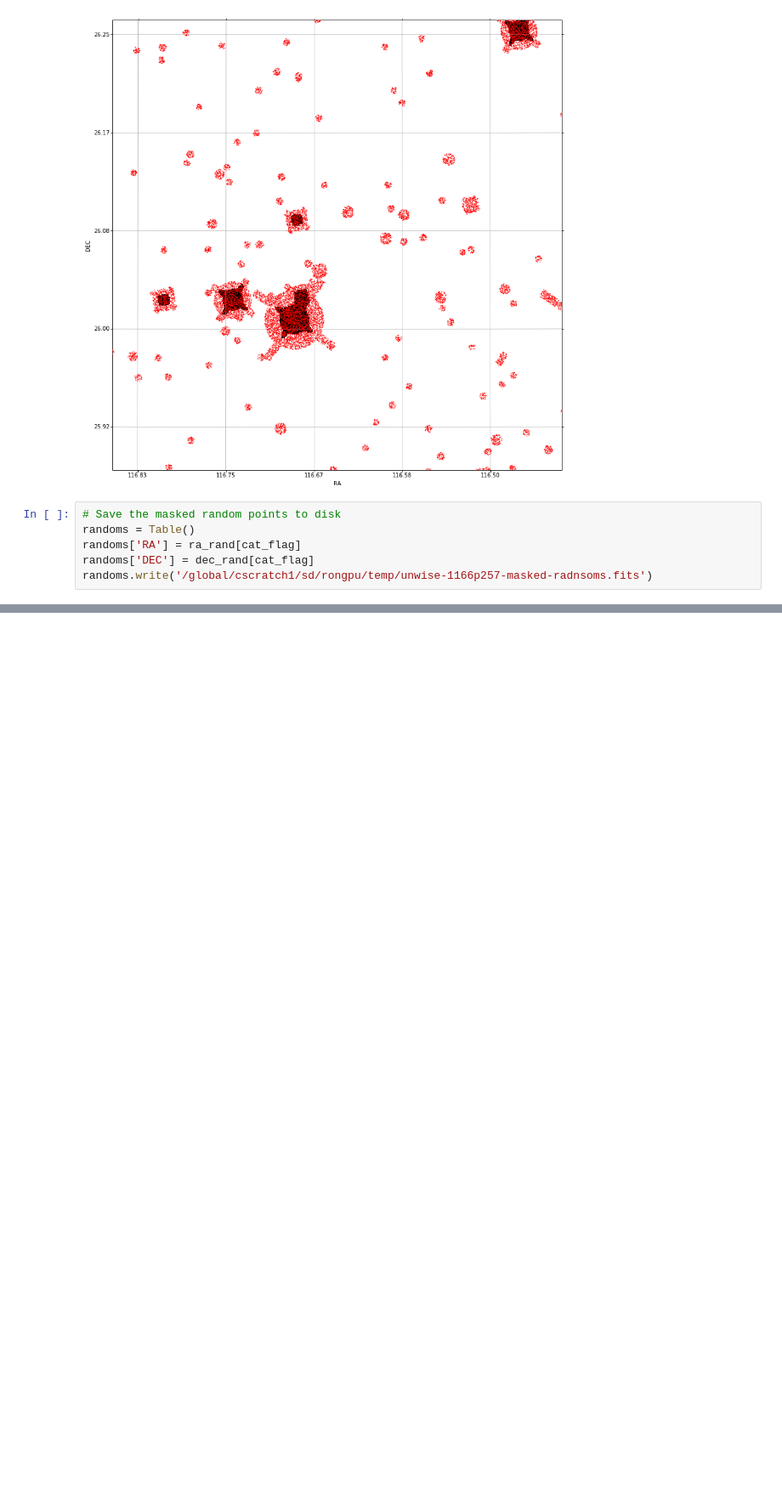
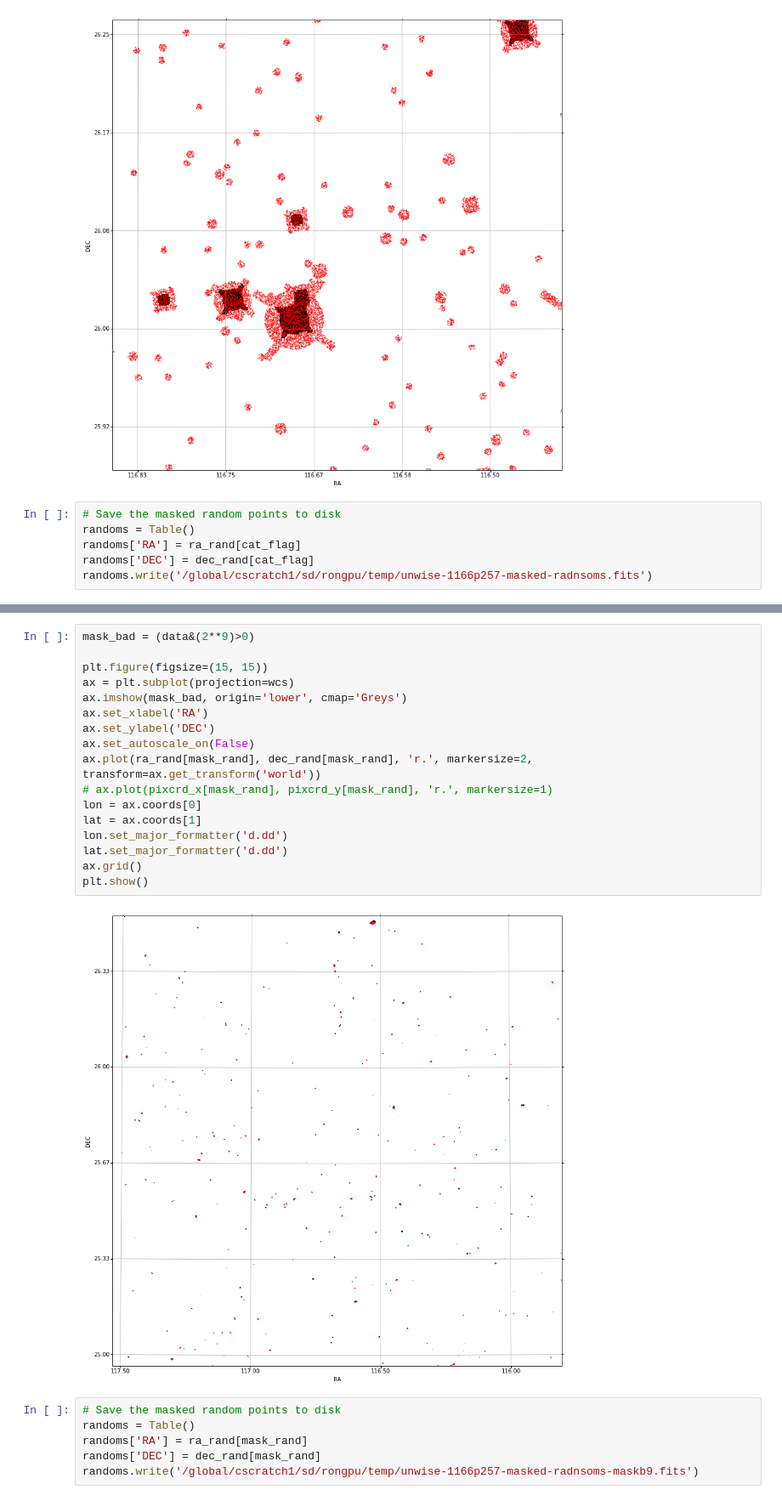
Before and after one commit to rongpu/wise-mask-query, a Jupyter notebook: notebooks/wise_mask_comparison.ipynb, the cells around one changed output, grey strips where cells are left out. Shown at 85% size. Cells and saved outputs as stored; diff of their text form; blank space fills up the shorter version.

Commit message:
add plots

```diff
--- a/notebooks/wise_mask_comparison.ipynb
+++ b/notebooks/wise_mask_comparison.ipynb
@@ -235,0 +298,25 @@ randoms.write('/global/cscratch1/sd/rongpu/temp/unwise-1166p257-masked-radnsoms.
+# %%
+mask_bad = (data&(2**9)>0)
+
+plt.figure(figsize=(15, 15))
+ax = plt.subplot(projection=wcs)
+ax.imshow(mask_bad, origin='lower', cmap='Greys')
+ax.set_xlabel('RA')
+ax.set_ylabel('DEC')
+ax.set_autoscale_on(False)
+ax.plot(ra_rand[mask_rand], dec_rand[mask_rand], 'r.', markersize=2, transform=ax.get_transform('world'))
+# ax.plot(pixcrd_x[mask_rand], pixcrd_y[mask_rand], 'r.', markersize=1)
+lon = ax.coords[0]
+lat = ax.coords[1]
+lon.set_major_formatter('d.dd')
+lat.set_major_formatter('d.dd')
+ax.grid()
+plt.show()
+# %% [output]
+[figure, added]
+# %%
+# Save the masked random points to disk
+randoms = Table()
+randoms['RA'] = ra_rand[mask_rand]
+randoms['DEC'] = dec_rand[mask_rand]
+randoms.write('/global/cscratch1/sd/rongpu/temp/unwise-1166p257-masked-radnsoms-maskb9.fits')
```
Also changed, not shown: parts of 4 cells of this notebook.
